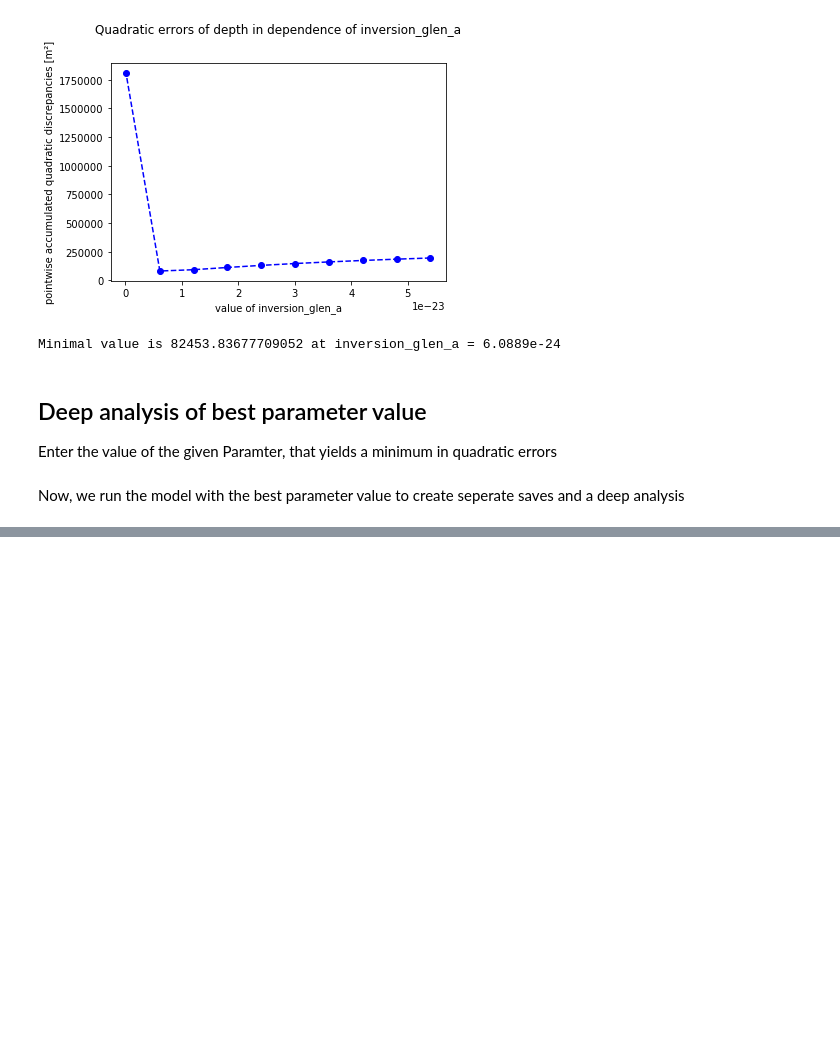
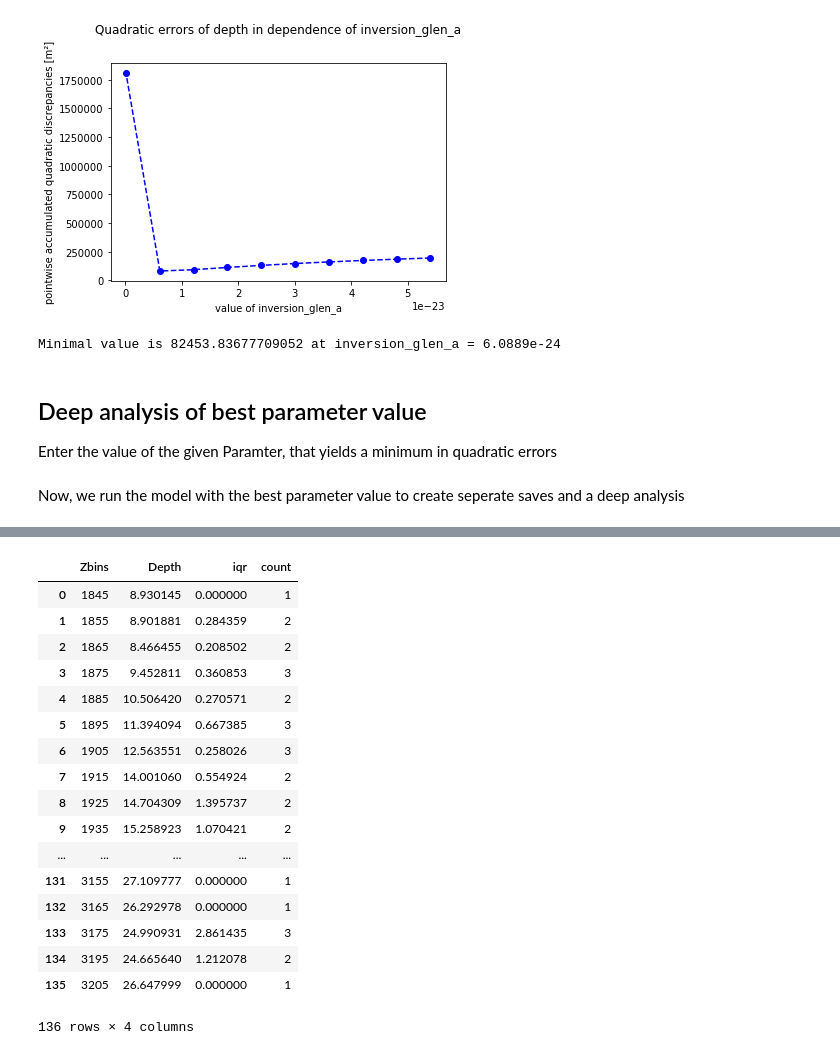
Before and after one commit to bpelto/OGGM-Columbia-Project, a Jupyter notebook: optimized_thickness.ipynb, the cells around one changed output, grey strips where cells are left out. Cells and saved outputs as stored; diff of their text form; code cells hidden in the pictures; blank space fills up the shorter version.

Commit message:
bin ice thickness added

```diff
--- a/optimized_thickness.ipynb
+++ b/optimized_thickness.ipynb
@@ -648,0 +642,3 @@ plt.savefig(products+'difference_'+ parameter_name + '_corrected_vs_uncorrected_
+# %%
+ds_new = xr.open_dataset('/tmp/OGGM/test_thickConrad/per_glacier/RGI60-02/RGI60-02.02/RGI60-02.02171/gridded_data.nc')
+ds_new
@@ -648,0 +711,21 @@ plt.savefig(products+'difference_'+ parameter_name + '_corrected_vs_uncorrected_
+# %%
+mean
+# %% [output]
+|  | Zbins | Depth | iqr | count |
+| 0 | 1845 | 8.930145 | 0.000000 | 1 |
+| 1 | 1855 | 8.901881 | 0.284359 | 2 |
+| 2 | 1865 | 8.466455 | 0.208502 | 2 |
+| 3 | 1875 | 9.452811 | 0.360853 | 3 |
+| 4 | 1885 | 10.506420 | 0.270571 | 2 |
+| 5 | 1895 | 11.394094 | 0.667385 | 3 |
+| 6 | 1905 | 12.563551 | 0.258026 | 3 |
+| 7 | 1915 | 14.001060 | 0.554924 | 2 |
+| 8 | 1925 | 14.704309 | 1.395737 | 2 |
+| 9 | 1935 | 15.258923 | 1.070421 | 2 |
+| ... | ... | ... | ... | ... |
+| 131 | 3155 | 27.109777 | 0.000000 | 1 |
+| 132 | 3165 | 26.292978 | 0.000000 | 1 |
+| 133 | 3175 | 24.990931 | 2.861435 | 3 |
+| 134 | 3195 | 24.665640 | 1.212078 | 2 |
+| 135 | 3205 | 26.647999 | 0.000000 | 1 |
+136 rows × 4 columns
```
Also changed, not shown: parts of 8 cells of this notebook, 1 other file.
